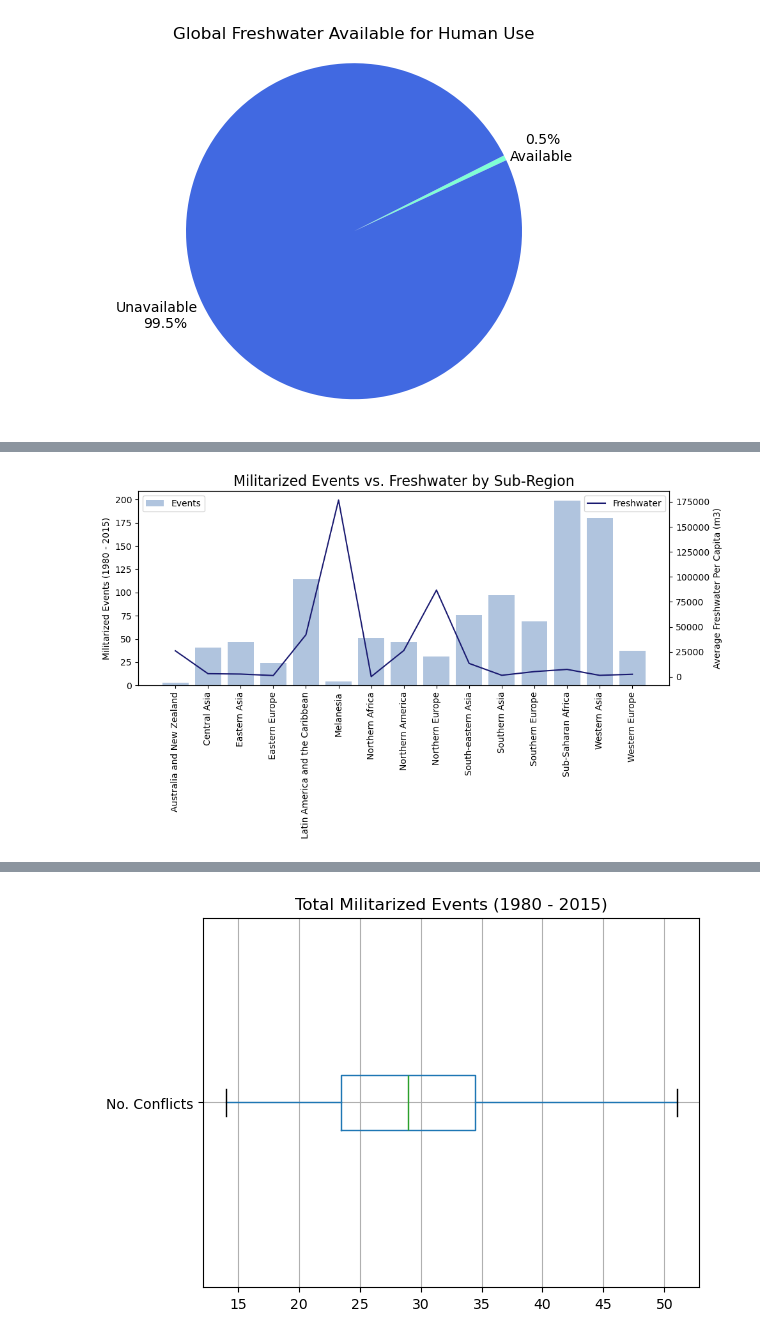
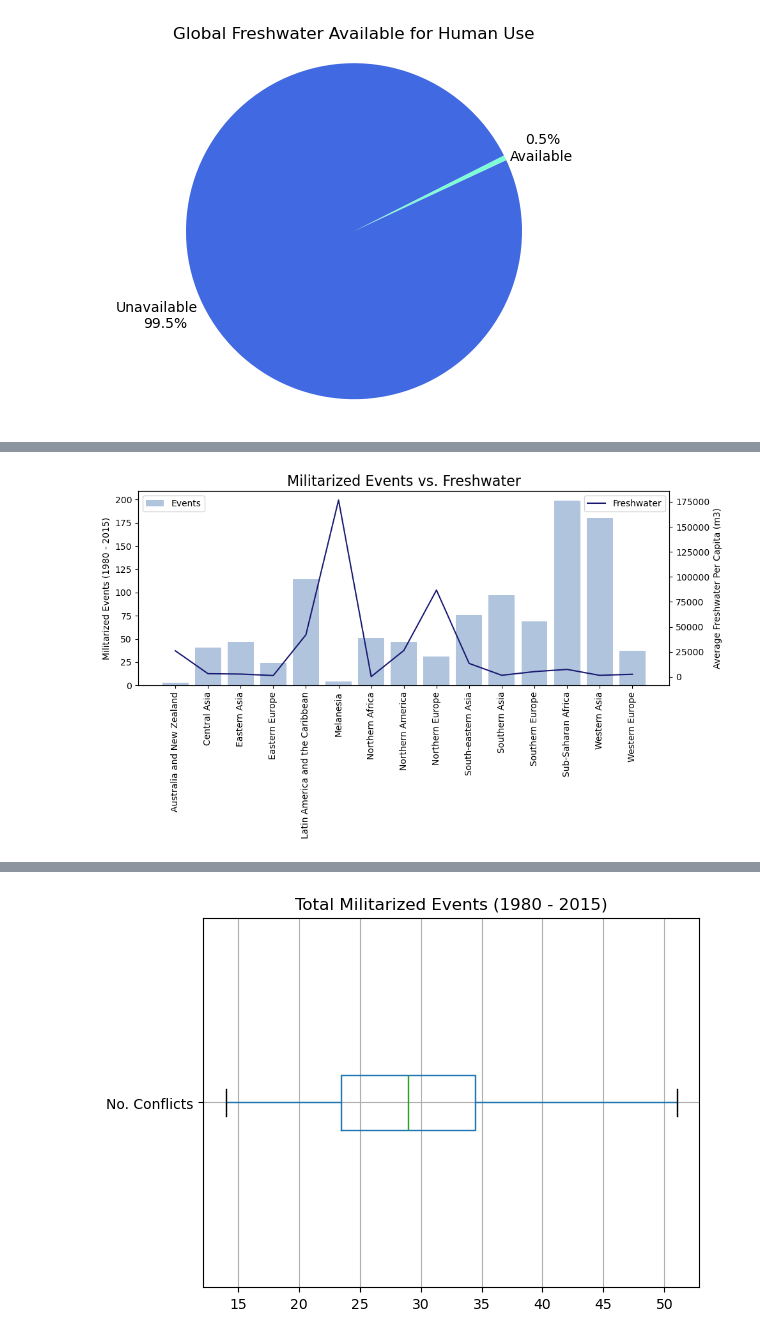
Before and after one commit to msmith150/Water-Conflict-Analysis, a Jupyter notebook: Project1_Task4_GeoFactors.ipynb, the cells around one changed output, grey strips where cells are left out. Drawn from its saved outputs; the diff is of its cells as text; code cells hidden in the pictures.

```diff
--- a/Project1_Task4_GeoFactors.ipynb
+++ b/Project1_Task4_GeoFactors.ipynb
@@ -415,7 +417,7 @@ geo_df_lst = [mie_per_year_df, precip_df, wtr_rsrc_df, srfc_temp_df]
 # Create a dataframe from columns needed for analysis
 geo_df = reduce(lambda left,right: pd.merge(left,right,on=['Year', 'Country'],how='left'), geo_df_lst).fillna(0)
 
-geo_df['Year'] = geo_df['Year'].astype(int)
+geo_df['Year'] = geo_df['Year'].astype(int).dropna()
 
 # Display the final merged clean dataframe for analysis
 geo_df.tail(1)
@@ -771,26 +790,26 @@ plt.show()
 # %%
 # Create a figure and axis
 fig, ax1 = plt.subplots(figsize=(10, 6))
-plt.title('Militarized Events vs. Freshwater by Sub-Region', fontsize=16)
+plt.title('Militarized Events vs. Freshwater', fontsize=16)
 
 # Plot the first axis
 ax1.set_ylabel('Militarized Events (1980 - 2015)')
 ax1.bar(subregion_geo_df['sub-region'], subregion_geo_df['No. Conflicts'], color='lightsteelblue', label='Events')
 ax1.legend(loc='upper left')
 plt.xticks(rotation=90)
 
 # Plot the second axis
 ax2 = ax1.twinx()
 ax2.set_ylabel('Average Freshwater Per Capita (m3)')
 ax2.plot(subregion_geo_df['sub-region'], subregion_geo_df['FrshW / Cap'], color='midnightblue', label='Freshwater')
 ax2.legend(loc='upper right')
 
 # Print the chart
 plt.tight_layout()
 plt.savefig("Images/MIE_FW_Bar.png")
 plt.show()
 # %% [output]
-[figure, old version]
+[figure, new version]
 # %%
 # Create a figure and axis
 fig, ax1 = plt.subplots(figsize=(10, 6))
```
Also changed, not shown: parts of 29 cells of this notebook, 16 other files.
